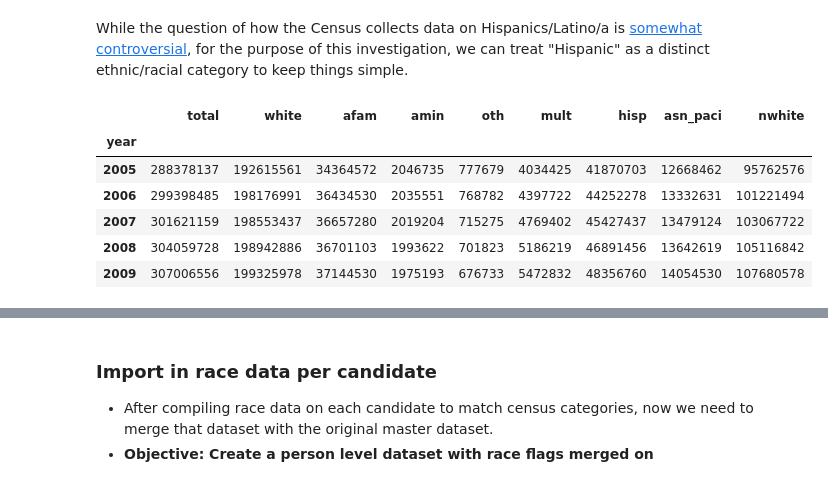
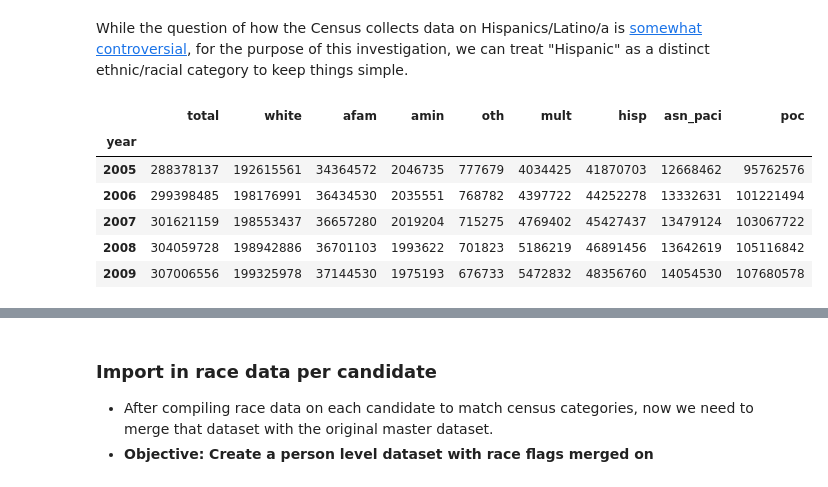
Before and after one commit to angelinahli/bachelorette, a Jupyter notebook: data/scripts/clean_race_data.ipynb, the cells around one changed output, grey strips where cells are left out. Drawn from its saved outputs; the diff is of its cells as text; code cells hidden in the pictures.

```diff
--- a/data/scripts/clean_race_data.ipynb
+++ b/data/scripts/clean_race_data.ipynb
@@ -235,17 +235,17 @@ While the question of how the Census collects data on Hispanics/Latino/a is [som
 # %%
 # consolidate categories where possible
 df_census = df_census.drop(
     ["hisp_white", "hisp_afam", "hisp_amin", "hisp_asn", "hisp_paci", "hisp_oth", "hisp_mult", "nhisp"], axis=1)
 
 df_census.columns = map(lambda nm: re.sub("nhisp_", "", nm), df_census.columns)
 
 df_census["asn_paci"] = df_census.asn + df_census.paci
 df_census = df_census.drop(["asn", "paci"], axis=1)
-df_census["nwhite"] = df_census.afam + df_census.amin + df_census.oth + df_census.mult + df_census.hisp + df_census.asn_paci
+df_census["poc"] = df_census.afam + df_census.amin + df_census.oth + df_census.mult + df_census.hisp + df_census.asn_paci
 
 df_census.head()
 # %% [output]
-|  | total | white | afam | amin | oth | mult | hisp | asn_paci | nwhite |
+|  | total | white | afam | amin | oth | mult | hisp | asn_paci | poc |
 | year |  |  |  |  |  |  |  |  |  |
 | 2005 | 288378137 | 192615561 | 34364572 | 2046735 | 777679 | 4034425 | 41870703 | 12668462 | 95762576 |
 | 2006 | 299398485 | 198176991 | 36434530 | 2035551 | 768782 | 4397722 | 44252278 | 13332631 | 101221494 |
```
Also changed, not shown: parts of 8 cells of this notebook, 13 other files.
